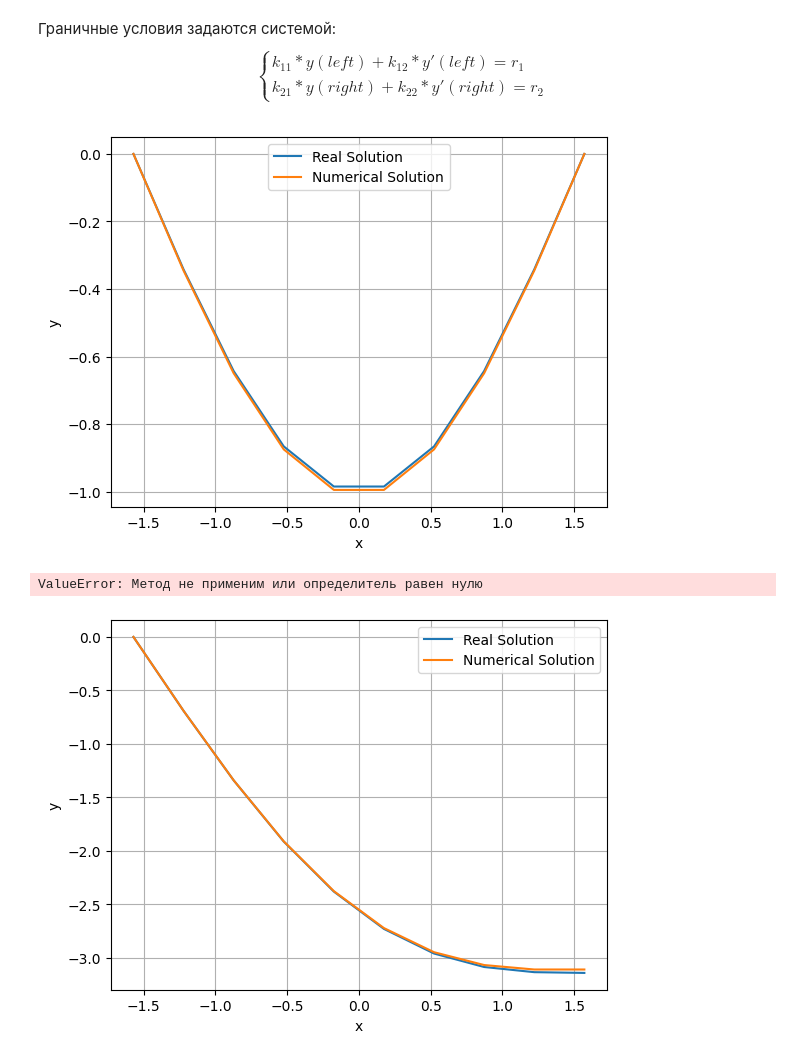
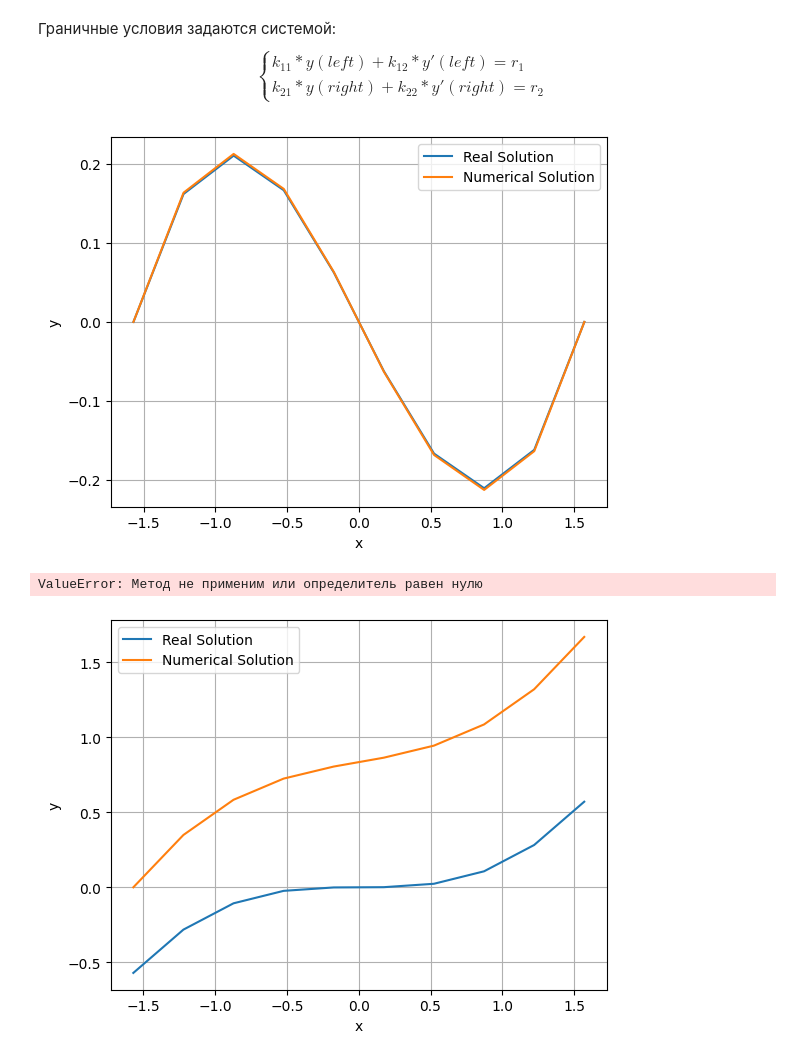
Before and after one commit to VolkovK04/MVM, a Jupyter notebook: task5.ipynb, the cells around one changed output. Saved outputs shown, nothing was run; the diff lists cells and outputs as text; code cells hidden in the pictures.

```diff
--- a/task5.ipynb
+++ b/task5.ipynb
@@ -52,7 +52,7 @@ def solve_tridiagonal(a: np.array, b: np.array, c: np.array, d: np.array):
     return xc
 # %%
 def func(x):
-    return np.cos(x)
+    return np.sin(x)
 # %% [markdown]
 $$f'(x_i) \approx \frac{f_{i} - f_{i-1}}{h}$$
 $$f'(x_i) \approx \frac{f_{i+1} - f_{i}}{h}$$
@@ -105,17 +105,17 @@ $$
 # %%
 k = [[1, 0], [1, 0]]
 r = [0,  0]
 y_inner, x = solve(func, left=-np.pi/2, right=np.pi/2, k=k, r=r, N = 10)
 
-plt.plot(x, -np.cos(x), label='Real Solution')
+plt.plot(x, -np.sin(x)+x/np.pi*2, label='Real Solution')
 plt.plot(x, y_inner, label='Numerical Solution')
 plt.xlabel('x')
 plt.ylabel('y')
 plt.legend()
 plt.grid(True)
 plt.show()
 # %% [output]
-[figure, old version]
+[figure, new version]
 # %%
 # ошибка, так как нельзя однозначно построить функцию не зная ее значение ни в одной точке
 k = [[0, 1], [0, 1]]
@@ -125,10 +125,10 @@ y_inner, x = solve(func, left=-np.pi/2, right=np.pi/2, k=k, r=r, N = 10)
 ValueError: Метод не применим или определитель равен нулю
 # %%
 k = [[1, 0], [0, 1]]
-r = [0,  0]
+r = [0,  1]
 y_inner, x = solve(func, left=-np.pi/2, right=np.pi/2, k=k, r=r, N = 10)
 
-plt.plot(x, -np.cos(x) - x - np.pi/2, label='Real Solution')
+plt.plot(x, -np.sin(x) + x + np.pi/2 - np.pi/2, label='Real Solution')
 plt.plot(x, y_inner, label='Numerical Solution')
 plt.xlabel('x')
 plt.ylabel('y')
@@ -136,4 +136,4 @@ plt.legend()
 plt.grid(True)
 plt.show()
 # %% [output]
-[figure, old version]
+[figure, new version]
```
Also changed, not shown: parts of 3 cells of this notebook, 10 other files.
